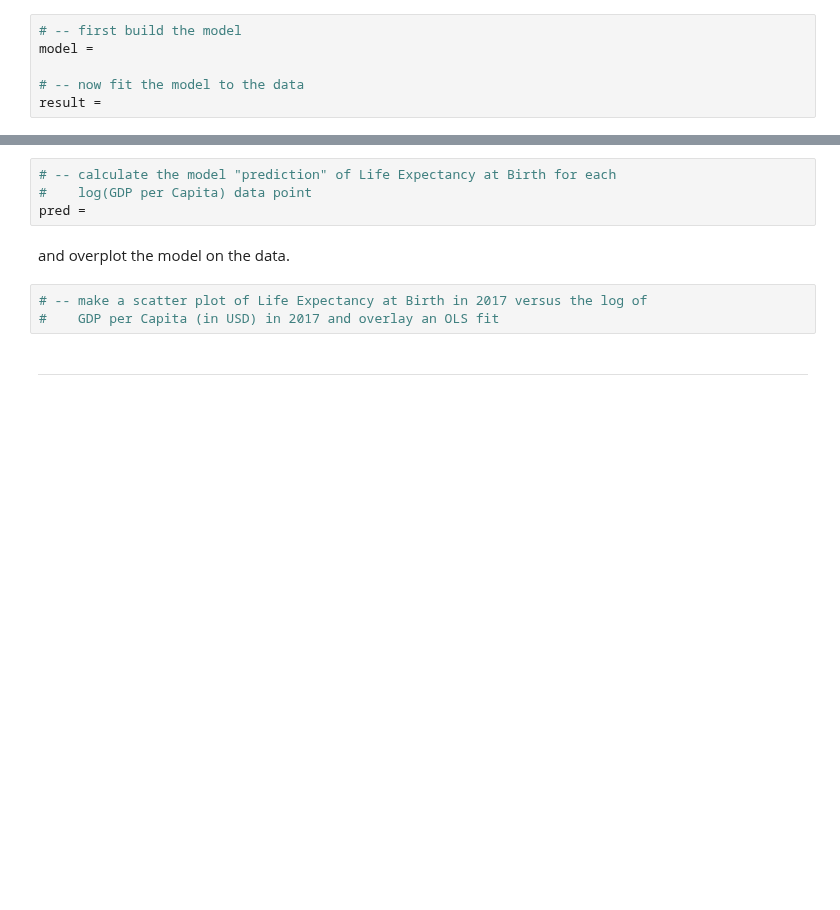
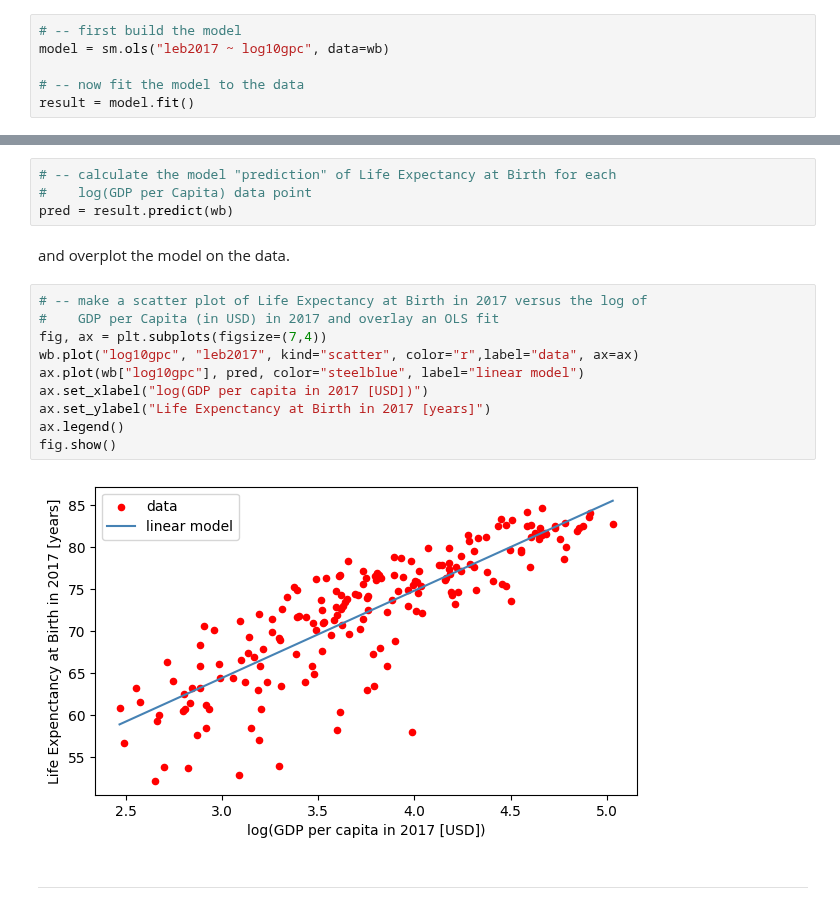
Before and after one commit to ReidelVichot/DSTEP23, a Jupyter notebook: week_3/dstep23_world_bank_example.ipynb, the cells around one changed output, grey strips where cells are left out. Drawn from its saved outputs; the diff is of its cells as text; blank space fills up the shorter version.

```diff
--- a/week_3/dstep23_world_bank_example.ipynb
+++ b/week_3/dstep23_world_bank_example.ipynb
@@ -129,10 +129,10 @@ There are several ways to implement OLS in python.  Let's use the `statsmodels`
 import statsmodels.formula.api as sm
 # %%
 # -- first build the model
-model =
+model = sm.ols("leb2017 ~ log10gpc", data=wb)
 
 # -- now fit the model to the data
-result =
+result = model.fit()
 # %% [markdown]
 We can see a summary of how the model performs:
 # %%
@@ -142,12 +161,21 @@ Finally, let's determine the model "predictions" for the data,
 # %%
 # -- calculate the model "prediction" of Life Expectancy at Birth for each
 #    log(GDP per Capita) data point
-pred =
+pred = result.predict(wb)
 # %% [markdown]
 and overplot the model on the data.
 # %%
 # -- make a scatter plot of Life Expectancy at Birth in 2017 versus the log of
 #    GDP per Capita (in USD) in 2017 and overlay an OLS fit
+fig, ax = plt.subplots(figsize=(7,4))
+wb.plot("log10gpc", "leb2017", kind="scatter", color="r",label="data", ax=ax)
+ax.plot(wb["log10gpc"], pred, color="steelblue", label="linear model")
+ax.set_xlabel("log(GDP per capita in 2017 [USD])")
+ax.set_ylabel("Life Expenctancy at Birth in 2017 [years]")
+ax.legend()
+fig.show()
+# %% [output]
+[figure, added]
 # %% [markdown]
 ---
 # %% [markdown]
```
Also changed, not shown: parts of 2 cells of this notebook.
